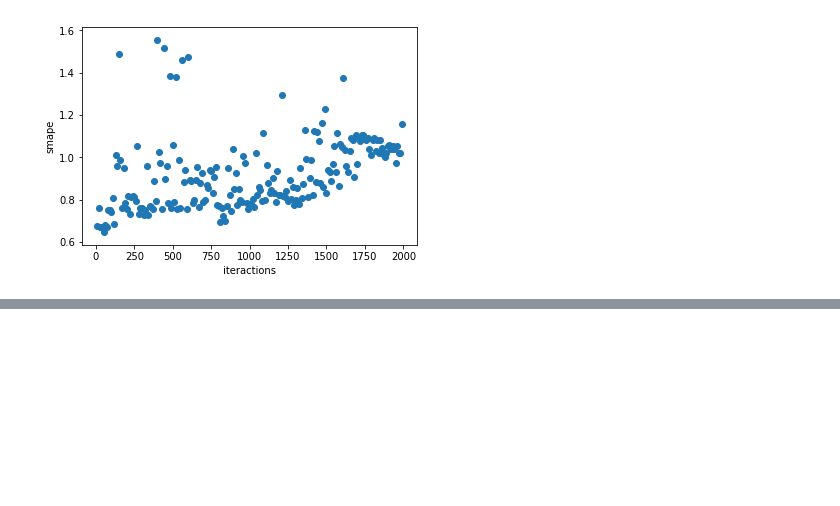
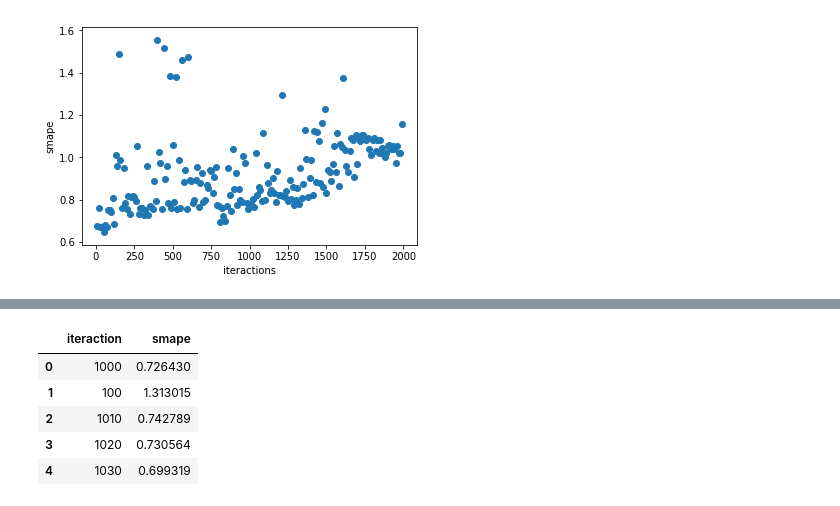
Before and after one commit to txytju/air-quality-prediction, a Jupyter notebook: hyper_parameters_tuning.ipynb, the cells around one changed output, grey strips where cells are left out. Drawn from its saved outputs; the diff is of its cells as text; code cells hidden in the pictures; blank space fills up the shorter version.

```diff
--- a/hyper_parameters_tuning.ipynb
+++ b/hyper_parameters_tuning.ipynb
@@ -156,0 +184,9 @@ plt.ylabel("smape")
+# %%
+df.head()
+# %% [output]
+|  | iteraction | smape |
+| 0 | 1000 | 0.726430 |
+| 1 | 100 | 1.313015 |
+| 2 | 1010 | 0.742789 |
+| 3 | 1020 | 0.730564 |
+| 4 | 1030 | 0.699319 |
```
Also changed, not shown: parts of 19 cells of this notebook, 1 other file.
